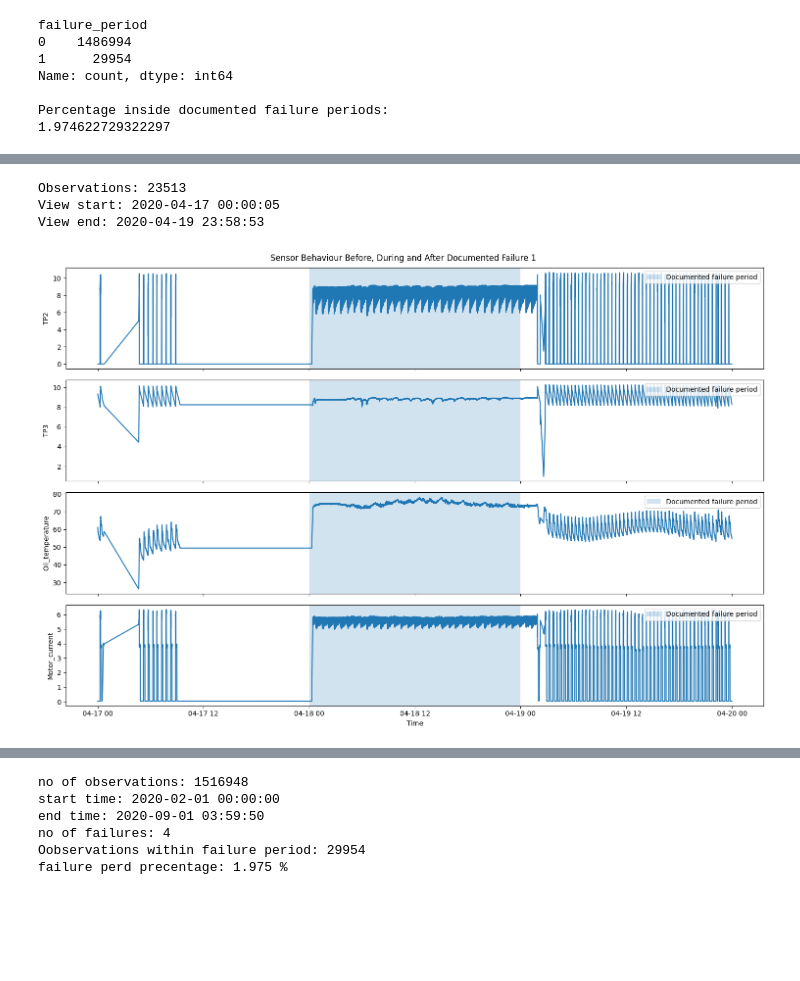
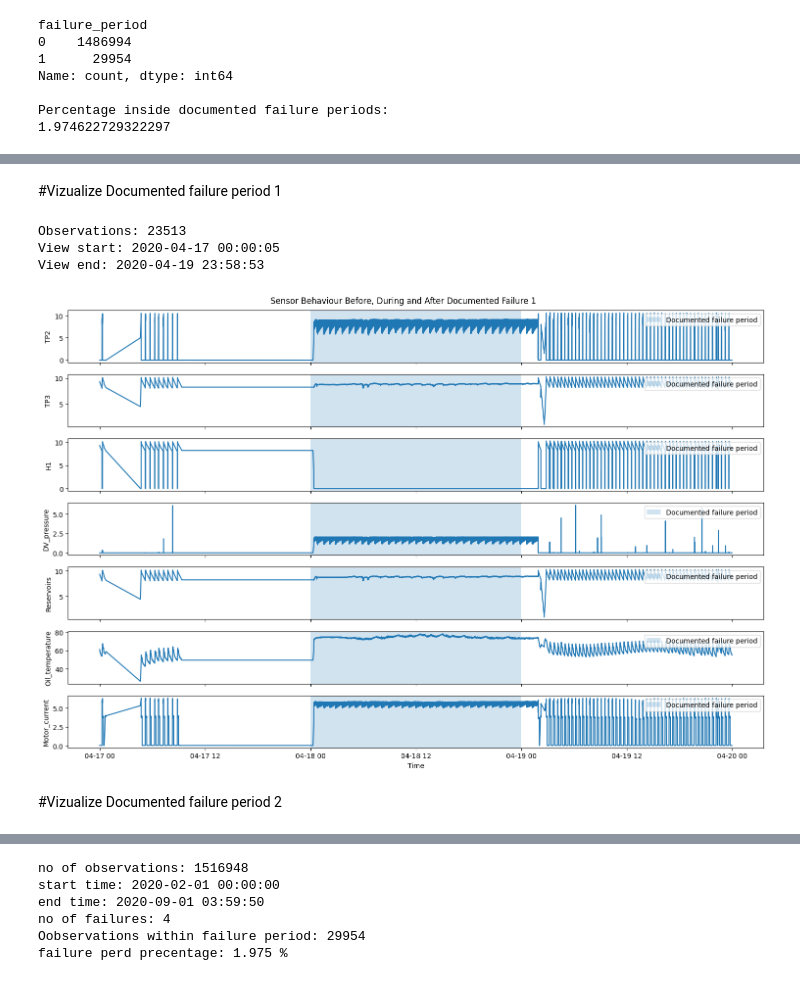
Before and after one commit to shashikawka/268452H-CS5998-Capstone-Project, a Jupyter notebook: 01_data_understanding_and_eda.ipynb, the cells around one changed output, grey strips where cells are left out. Drawn from its saved outputs; the diff is of its cells as text; code cells hidden in the pictures; blank space fills up the shorter version.

```diff
--- a/01_data_understanding_and_eda.ipynb
+++ b/01_data_understanding_and_eda.ipynb
@@ -343,3 +497,5 @@ Percentage inside documented failure periods:
+# %% [markdown]
+#Vizualize Documented failure period 1
 # %%
 failure_start = pd.to_datetime('2020-04-18 00:00:00')
 failure_end   = pd.to_datetime('2020-04-18 23:59:00')
@@ -363,6 +522,9 @@ View end: 2020-04-19 23:58:53
 sensors_to_plot = [
     'TP2',
     'TP3',
+    'H1',
+    'DV_pressure',
+    'Reservoirs',
     'Oil_temperature',
     'Motor_current'
 ]
@@ -378,32 +540,34 @@ for ax, sensor in zip(axes, sensors_to_plot):
 
     ax.plot(
         failure_view['timestamp'],
         failure_view[sensor]
     )
 
    #highlight failure period
     ax.axvspan(
         failure_start,
         failure_end,
         alpha=0.2,
         label='Documented failure period'
     )
 
     ax.set_ylabel(sensor)
     ax.legend(loc='upper right')
 
 axes[-1].set_xlabel('Time')
 
 plt.suptitle(
     'Sensor Behaviour Before, During and After Documented Failure 1'
 )
 
 plt.tight_layout()
 plt.savefig(
-    '/content/drive/MyDrive/CAPSTONE_PROJECT/01_eda/sensor_behavior_before_during_after.png',
+    '/content/drive/MyDrive/CAPSTONE_PROJECT/01_eda/sensor_behavior_before_during_after_1st_documented_failure.png',
     dpi=300,
     bbox_inches='tight'
 )
 plt.show()
 # %% [output]
-[figure, old version]
+[figure, new version]
+# %% [markdown]
+#Vizualize Documented failure period 2
```
Also changed, not shown: parts of 20 cells of this notebook.
